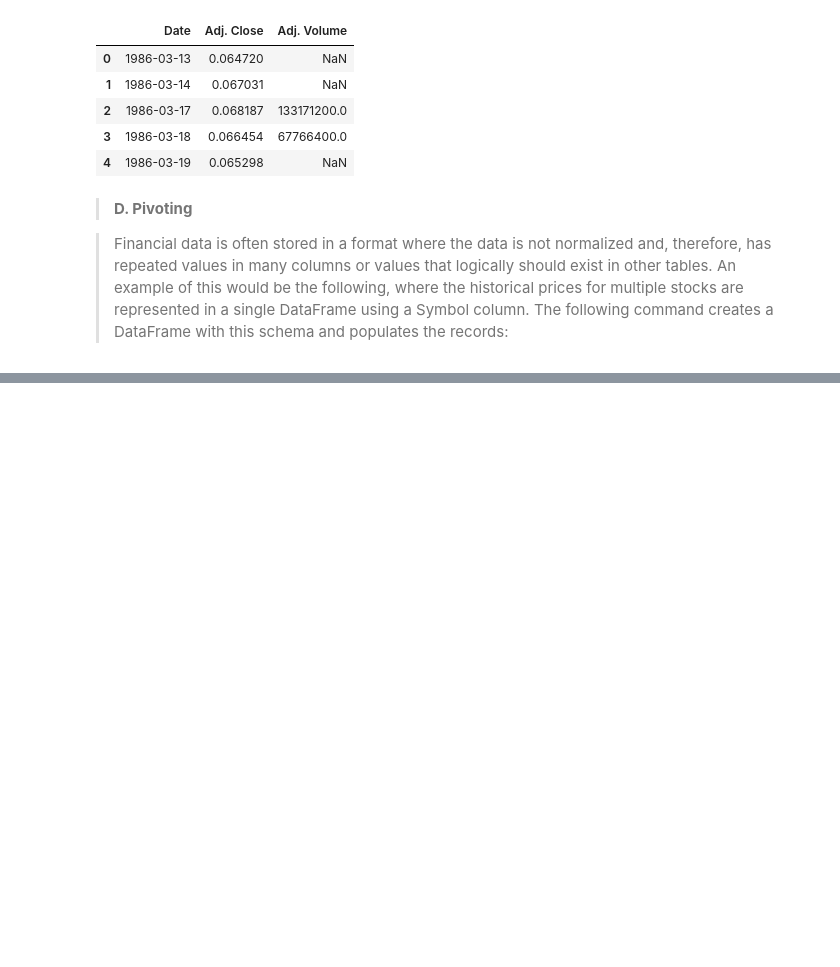
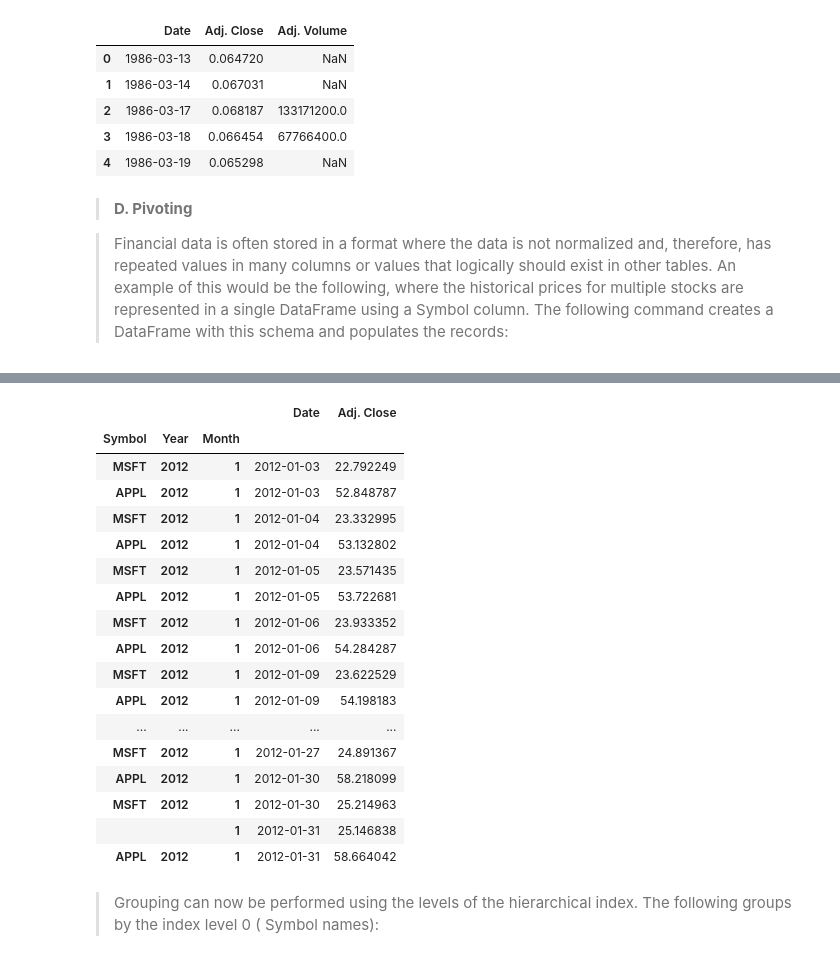
Before and after one commit to gauravsingh1012/Data-Analysis-and-Data-Visualisation, a Jupyter notebook: Mastering_Pandas_For_Finance.ipynb, the cells around one changed output, grey strips where cells are left out. Saved outputs shown, nothing was run; the diff lists cells and outputs as text; code cells hidden in the pictures; blank space fills up the shorter version.

```diff
--- a/Mastering_Pandas_For_Finance.ipynb
+++ b/Mastering_Pandas_For_Finance.ipynb
@@ -432,0 +827,27 @@ populates the records:
+# %%
+mi = JanSC.set_index(['Symbol', 'Year', 'Month'])
+mi
+# %% [output]
+|  |  |  | Date | Adj. Close |
+| Symbol | Year | Month |  |  |
+| MSFT | 2012 | 1 | 2012-01-03 | 22.792249 |
+| APPL | 2012 | 1 | 2012-01-03 | 52.848787 |
+| MSFT | 2012 | 1 | 2012-01-04 | 23.332995 |
+| APPL | 2012 | 1 | 2012-01-04 | 53.132802 |
+| MSFT | 2012 | 1 | 2012-01-05 | 23.571435 |
+| APPL | 2012 | 1 | 2012-01-05 | 53.722681 |
+| MSFT | 2012 | 1 | 2012-01-06 | 23.933352 |
+| APPL | 2012 | 1 | 2012-01-06 | 54.284287 |
+| MSFT | 2012 | 1 | 2012-01-09 | 23.622529 |
+| APPL | 2012 | 1 | 2012-01-09 | 54.198183 |
+| ... | ... | ... | ... | ... |
+| MSFT | 2012 | 1 | 2012-01-27 | 24.891367 |
+| APPL | 2012 | 1 | 2012-01-30 | 58.218099 |
+| MSFT | 2012 | 1 | 2012-01-30 | 25.214963 |
+|  |  | 1 | 2012-01-31 | 25.146838 |
+| APPL | 2012 | 1 | 2012-01-31 | 58.664042 |
+# %% [markdown]
+
+
+> Grouping can now be performed using the levels of the hierarchical index. The
+following groups by the index level 0 ( Symbol names):
```
Also changed, not shown: parts of 65 cells of this notebook.
